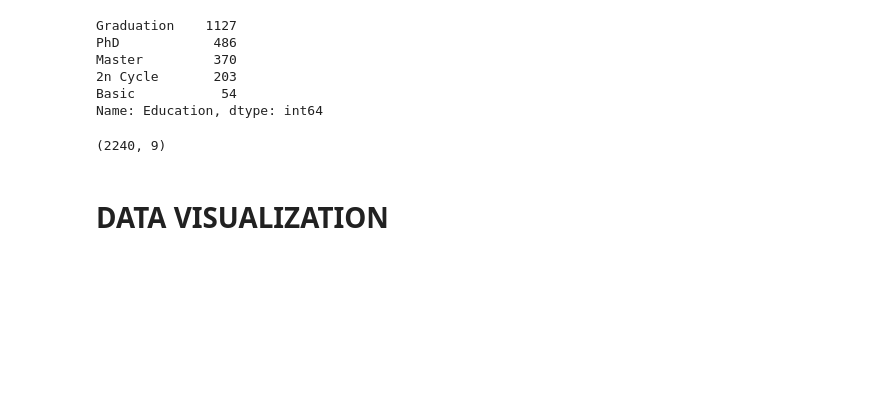
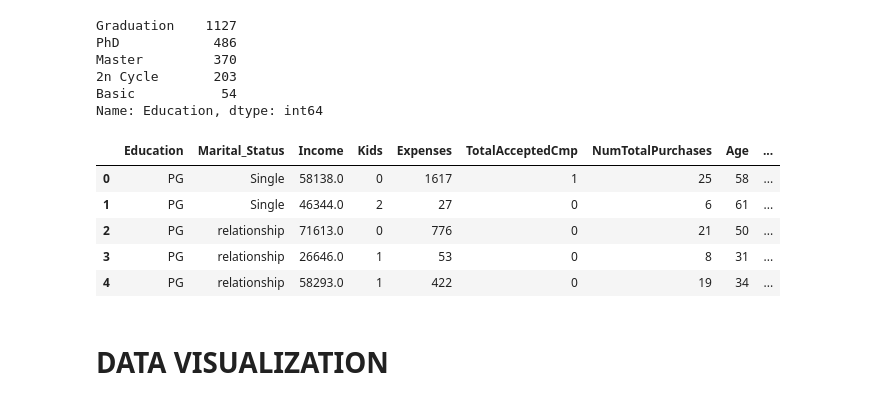
Before and after one commit to hiteshtiwari7/Customer_Analysis, a Jupyter notebook: CustomerAnalysis.ipynb, the cells around one changed output. Saved outputs shown, nothing was run; the diff lists cells and outputs as text; code cells hidden in the pictures; blank space fills up the shorter version.

```diff
--- a/CustomerAnalysis.ipynb
+++ b/CustomerAnalysis.ipynb
@@ -274,10 +267,15 @@ df['first_day'] = '01-01-2015'
 df['first_day'] = pd.to_datetime(df.first_day)
 df['day_engaged'] = (df['first_day'] - df['Dt_Customer']).dt.days
 # %%
-df=df.drop(columns=["ID", "Dt_Customer", "first_day", "Year_Birth", "Dt_Customer", "Recency", "Complain"],axis=1)
-df.shape
+df = df.drop(columns=["ID", "Dt_Customer", "first_day", "Year_Birth", "Recency", "Complain"], axis=1)
+df.head()
 # %% [output]
-(2240, 9)
+|  | Education | Marital_Status | Income | Kids | Expenses | TotalAcceptedCmp | NumTotalPurchases | Age | ... |
+| 0 | PG | Single | 58138.0 | 0 | 1617 | 1 | 25 | 58 | ... |
+| 1 | PG | Single | 46344.0 | 2 | 27 | 0 | 6 | 61 | ... |
+| 2 | PG | relationship | 71613.0 | 0 | 776 | 0 | 21 | 50 | ... |
+| 3 | PG | relationship | 26646.0 | 1 | 53 | 0 | 8 | 31 | ... |
+| 4 | PG | relationship | 58293.0 | 1 | 422 | 0 | 19 | 34 | ... |
 # %% [markdown]
 # **DATA VISUALIZATION**
 # %%
```
Also changed, not shown: parts of 2 cells of this notebook.
